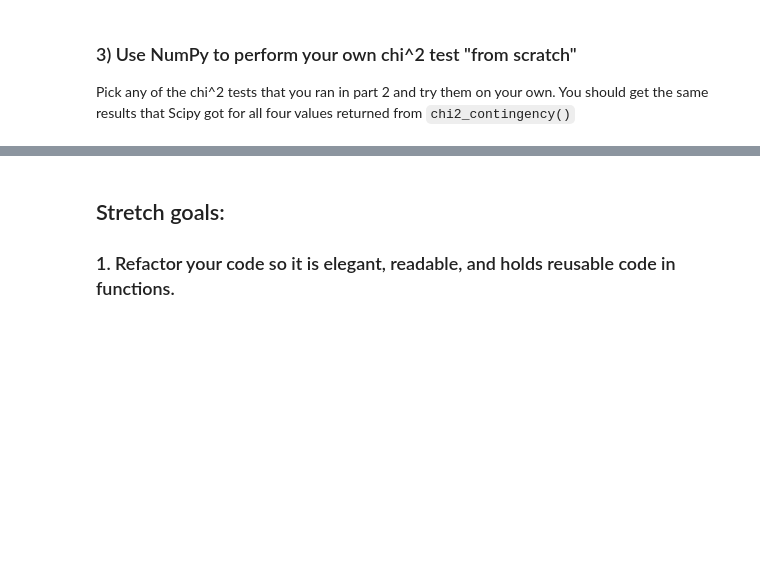
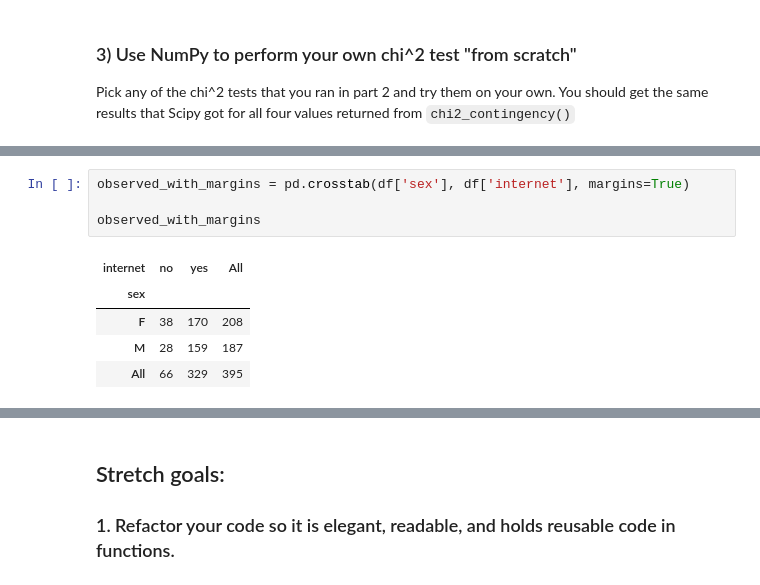
Before and after one commit to IvanCampos11/DS-Unit-1-Sprint-2-Statistics, a Jupyter notebook: module2/LS_DS_122_Chi2_Tests_Assignment.ipynb, the cells around one changed output, grey strips where cells are left out. Drawn from its saved outputs; the diff is of its cells as text; blank space fills up the shorter version.

```diff
--- a/module2/LS_DS_122_Chi2_Tests_Assignment.ipynb
+++ b/module2/LS_DS_122_Chi2_Tests_Assignment.ipynb
@@ -82,0 +131,10 @@ Pick any of the chi^2 tests that you ran in part 2 and try them on your own. You
+# %%
+observed_with_margins = pd.crosstab(df['sex'], df['internet'], margins=True)
+
+observed_with_margins
+# %% [output]
+| internet | no | yes | All |
+| sex |  |  |  |
+| F | 38 | 170 | 208 |
+| M | 28 | 159 | 187 |
+| All | 66 | 329 | 395 |
```
Also changed, not shown: parts of 12 cells of this notebook.
